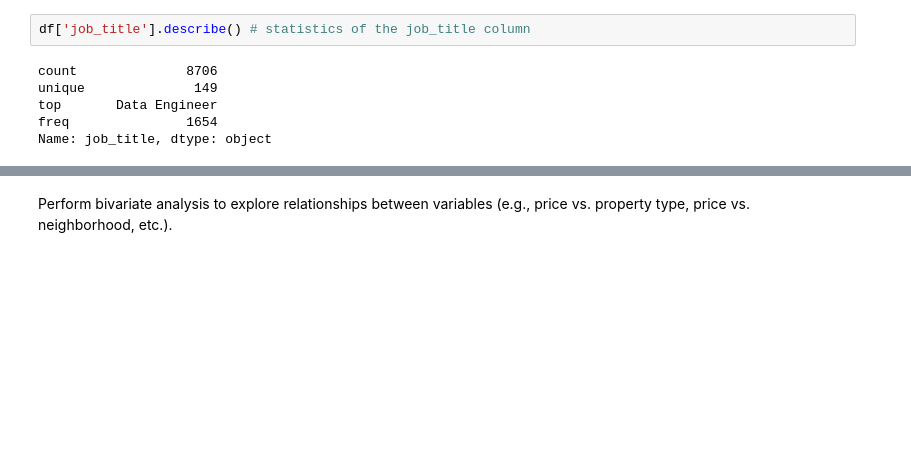
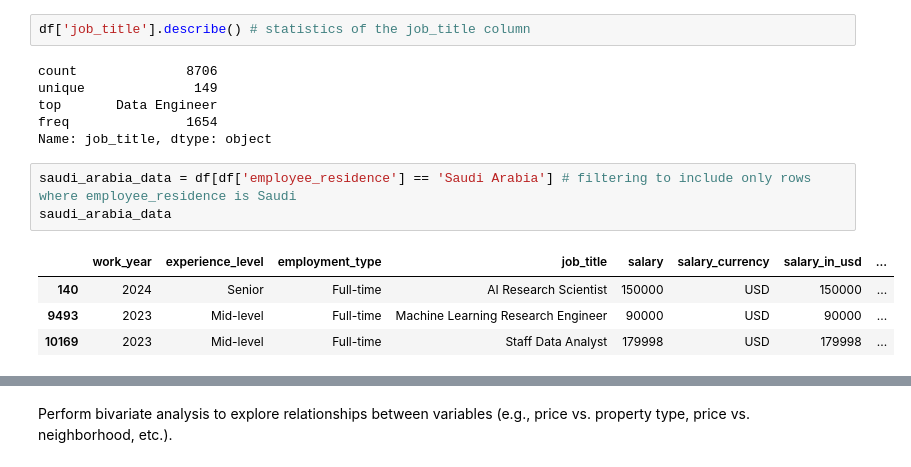
Before and after one commit to Adamixa/Data_field_job_analysis, a Jupyter notebook: notebook.ipynb, the cells around one changed output, grey strips where cells are left out. Saved outputs shown, nothing was run; the diff lists cells and outputs as text; blank space fills up the shorter version.

```diff
--- a/notebook.ipynb
+++ b/notebook.ipynb
@@ -319,3 +319,11 @@ unique              149
 top       Data Engineer
 freq               1654
 Name: job_title, dtype: object
+# %%
+saudi_arabia_data = df[df['employee_residence'] == 'Saudi Arabia'] # filtering to include only rows where employee_residence is Saudi
+saudi_arabia_data
+# %% [output]
+|  | work_year | experience_level | employment_type | job_title | salary | salary_currency | salary_in_usd | ... |
+| 140 | 2024 | Senior | Full-time | AI Research Scientist | 150000 | USD | 150000 | ... |
+| 9493 | 2023 | Mid-level | Full-time | Machine Learning Research Engineer | 90000 | USD | 90000 | ... |
+| 10169 | 2023 | Mid-level | Full-time | Staff Data Analyst | 179998 | USD | 179998 | ... |
```
Also changed, not shown: parts of 9 cells of this notebook.
